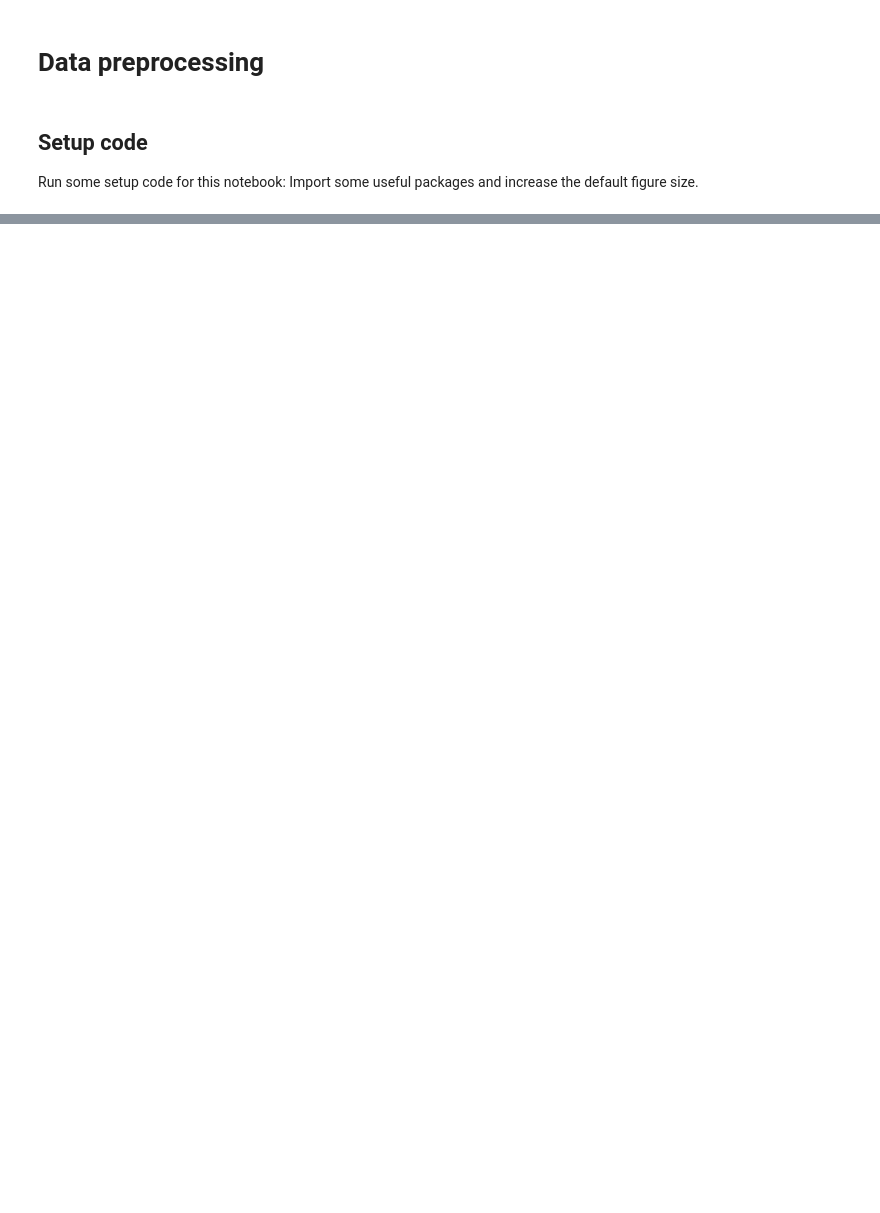
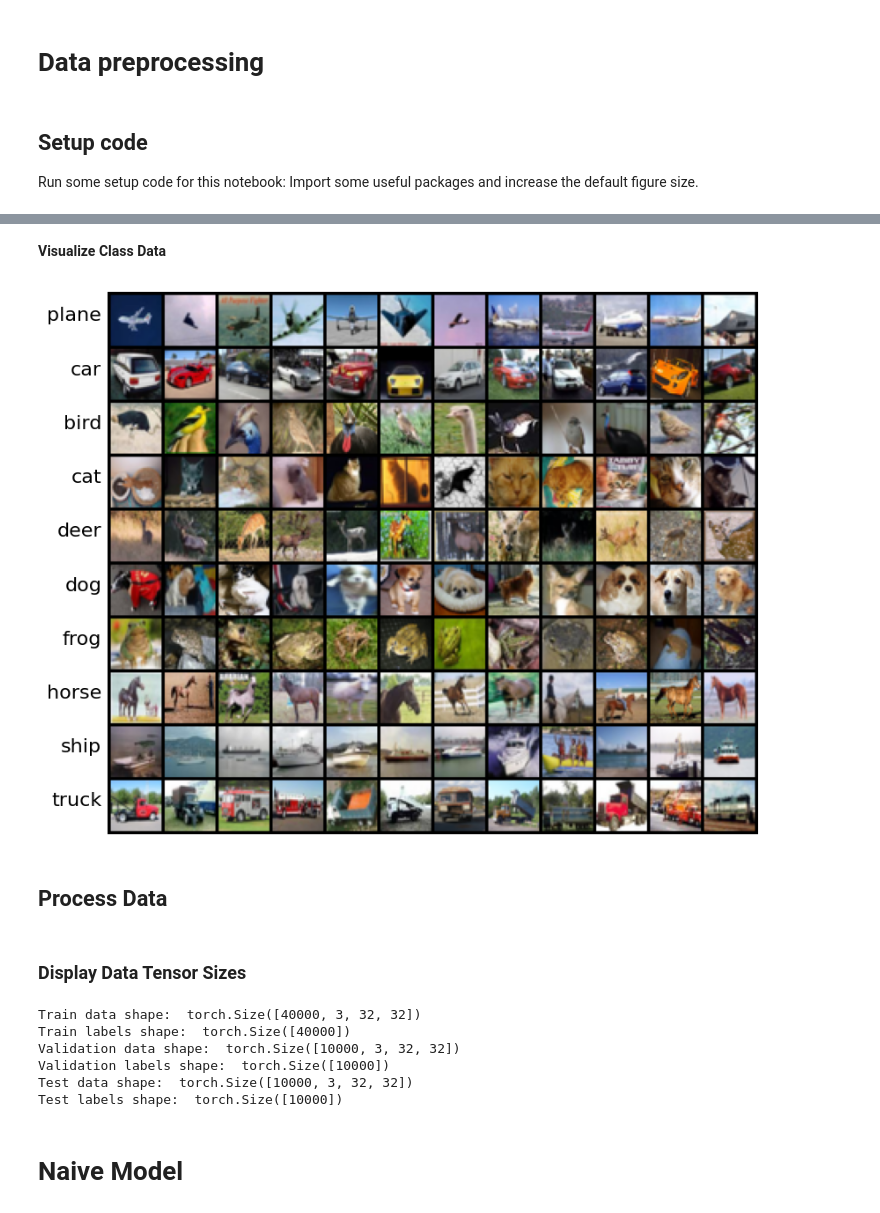
Before and after one commit to henrywbarber/Convolutional_Neural_Network, a Jupyter notebook: convolutional_networks.ipynb, the cells around one changed output, grey strips where cells are left out. Saved outputs shown, nothing was run; the diff lists cells and outputs as text; code cells hidden in the pictures; blank space fills up the shorter version.

```diff
--- a/convolutional_networks.ipynb
+++ b/convolutional_networks.ipynb
@@ -476,0 +37,22 @@ plt.show()
+# %% [markdown]
+**Visualize Class Data**
+# %%
+from convolutional_networks import tensor_to_image
+# Visualize examples from the dataset.
+classes = [ "plane", "car", "bird", "cat", "deer", "dog", "frog", "horse", "ship", "truck",]
+samples_per_class = 12
+samples = []
+for y, cls in enumerate(classes):
+    plt.text(-4, 34 * y + 18, cls, ha="right")
+    (idxs,) = (y_train == y).nonzero(as_tuple=True)
+    for i in range(samples_per_class):
+        idx = idxs[random.randrange(idxs.shape[0])].item()
+        samples.append(X_train[idx])
+img = torchvision.utils.make_grid(samples, nrow=samples_per_class)
+plt.imshow(tensor_to_image(img))
+plt.axis("off")
+plt.show()
+# %% [output]
+[figure, added]
+# %% [markdown]
+## Process Data
@@ -476,0 +77,19 @@ plt.show()
+# %% [markdown]
+### Display Data Tensor Sizes
+# %%
+#  Visualize data shapes
+print('Train data shape: ', data_dict['X_train'].shape)
+print('Train labels shape: ', data_dict['y_train'].shape)
+print('Validation data shape: ', data_dict['X_val'].shape)
+print('Validation labels shape: ', data_dict['y_val'].shape)
+print('Test data shape: ', data_dict['X_test'].shape)
+print('Test labels shape: ', data_dict['y_test'].shape)
+# %% [output]
+Train data shape:  torch.Size([40000, 3, 32, 32])
+Train labels shape:  torch.Size([40000])
+Validation data shape:  torch.Size([10000, 3, 32, 32])
+Validation labels shape:  torch.Size([10000])
+Test data shape:  torch.Size([10000, 3, 32, 32])
+Test labels shape:  torch.Size([10000])
+# %% [markdown]
+# Naive Model
```
Also changed, not shown: parts of 46 cells of this notebook, 9 other files.
